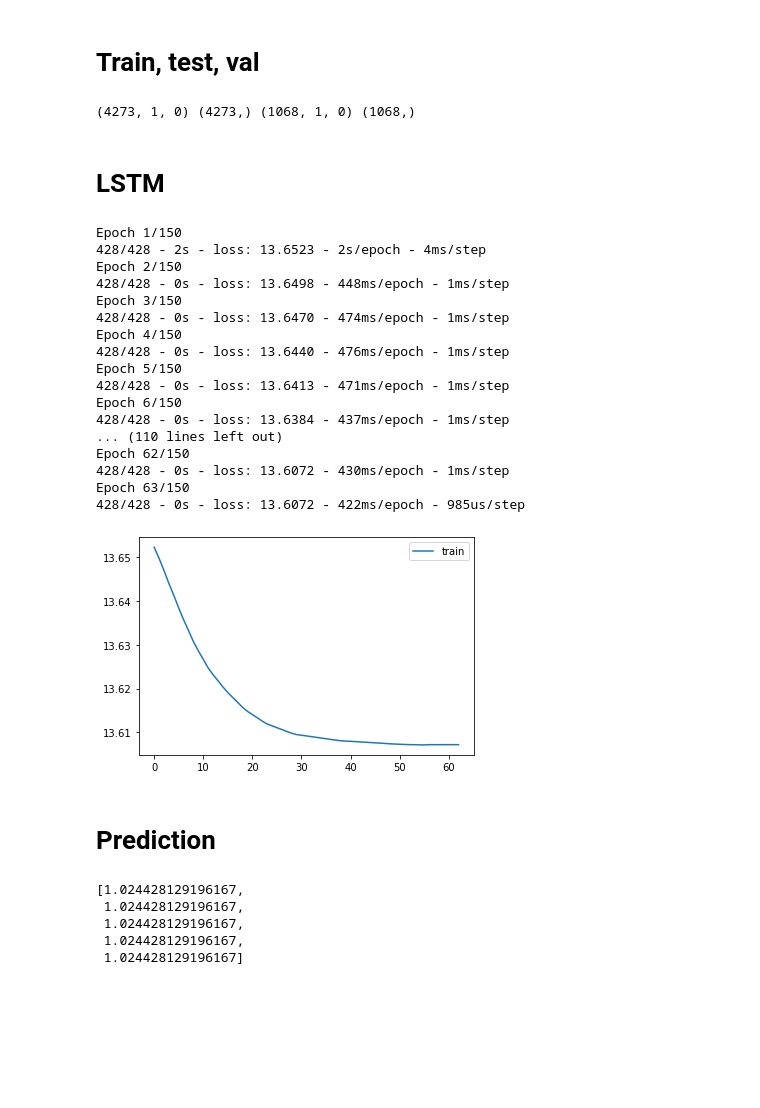
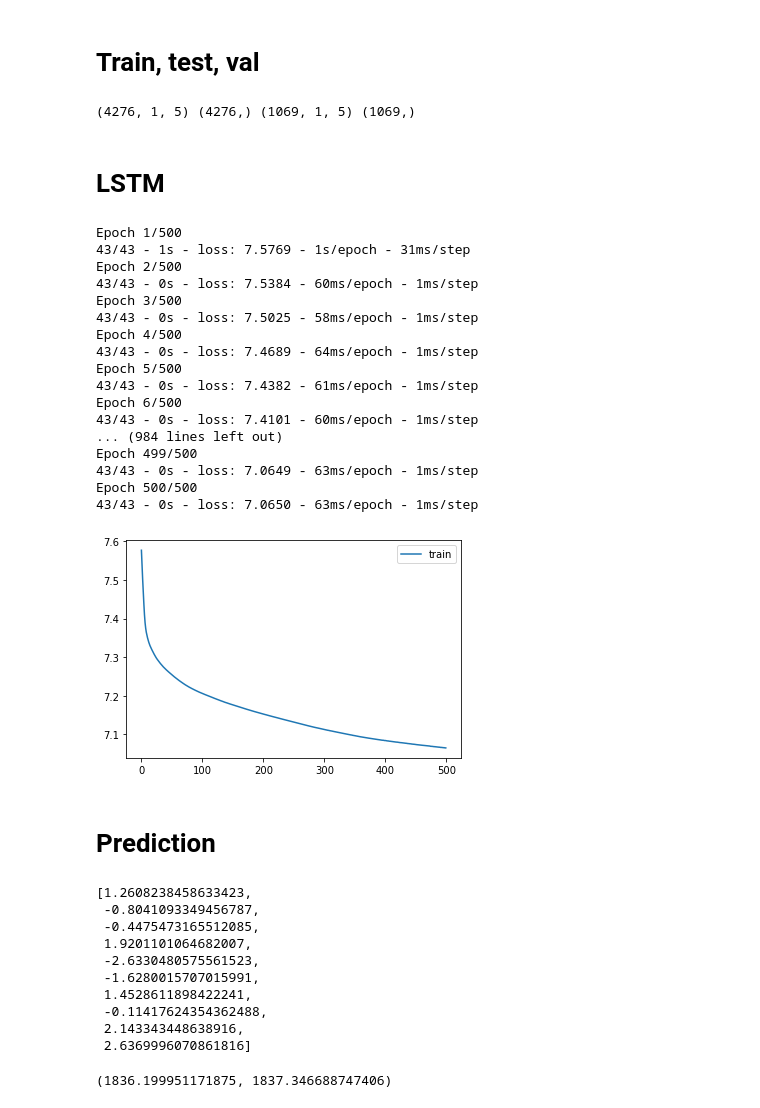
Before and after one commit to valerio591/LSTM-for-FTSF, a Jupyter notebook: LSTM.ipynb, the cells around one changed output. Cells and saved outputs as stored; diff of their text form; code cells hidden in the pictures; blank space fills up the shorter version.

Commit message:
Model input error solved

```diff
--- a/LSTM.ipynb
+++ b/LSTM.ipynb
@@ -64,8 +64,8 @@ See the caveats in the documentation: https://pandas.pydata.org/pandas-docs/stab
 # price = yahoo_df['Differenced']
 # price.plot()
 # %%
-yahoo_df = yahoo_df.iloc[days_ahead:,:]
-yahoo_df = yahoo_df.drop(columns = ['Volume', 'vwap'])
+#yahoo_df = yahoo_df.iloc[days_ahead:,:]
+yahoo_df = yahoo_df.drop(columns = ['Volume', 'vwap']) #'KAMA','OBV','T3'])
 close = yahoo_df['Close']
-yahoo_df = yahoo_df.iloc[:,6:]
-yahoo_df.head()
+yahoo_df = yahoo_df.iloc[:,6:-1].shift(-1)
+yahoo_df = yahoo_df.iloc[:-1,:]
@@ -79,2 +71,0 @@ yahoo_df.head()
-# %%
-yahoo_df = yahoo_df.iloc[:,6:]
@@ -113,7 +126,7 @@ train_X = train_X.reshape((train_X.shape[0], 1, train_X.shape[1]))
 test_X = test_X.reshape((test_X.shape[0], 1, test_X.shape[1]))
 print(train_X.shape, train_y.shape, test_X.shape, test_y.shape)
 # %% [output]
-(4273, 1, 0) (4273,) (1068, 1, 0) (1068,)
+(4276, 1, 5) (4276,) (1069, 1, 5) (1069,)
 # %% [markdown]
 # LSTM
 # %%
@@ -132,45 +145,50 @@ adam = tf.optimizers.Adam(learning_rate = 0.0001)
 # %%
 # design network
 model = Sequential()
-model.add(LSTM(50, input_shape=(train_X.shape[1], train_X.shape[2])))
+model.add(LSTM(75, input_shape=(train_X.shape[1], train_X.shape[2])))
 model.add(Dense(1))
 model.compile(loss='mae', optimizer=adam)
 # fit network
-history = model.fit(train_X, train_y, epochs=150, batch_size=10, verbose=2, shuffle=False,  callbacks = [esm])
+history = model.fit(train_X, train_y, epochs=500, batch_size=100, verbose=2, shuffle=False,  callbacks = [esm])
 # plot history
 plt.plot(history.history['loss'], label='train')
 #plt.plot(history.history['val_loss'], label='test')
 plt.legend()
 plt.show()
 # %% [output]
-Epoch 1/150
-428/428 - 2s - loss: 13.6523 - 2s/epoch - 4ms/step
-Epoch 2/150
-428/428 - 0s - loss: 13.6498 - 448ms/epoch - 1ms/step
-Epoch 3/150
-428/428 - 0s - loss: 13.6470 - 474ms/epoch - 1ms/step
-Epoch 4/150
-428/428 - 0s - loss: 13.6440 - 476ms/epoch - 1ms/step
-Epoch 5/150
-428/428 - 0s - loss: 13.6413 - 471ms/epoch - 1ms/step
-Epoch 6/150
-428/428 - 0s - loss: 13.6384 - 437ms/epoch - 1ms/step
-... (110 lines left out)
-Epoch 62/150
-428/428 - 0s - loss: 13.6072 - 430ms/epoch - 1ms/step
-Epoch 63/150
-428/428 - 0s - loss: 13.6072 - 422ms/epoch - 985us/step
+Epoch 1/500
+43/43 - 1s - loss: 7.5769 - 1s/epoch - 31ms/step
+Epoch 2/500
+43/43 - 0s - loss: 7.5384 - 60ms/epoch - 1ms/step
+Epoch 3/500
+43/43 - 0s - loss: 7.5025 - 58ms/epoch - 1ms/step
+Epoch 4/500
+43/43 - 0s - loss: 7.4689 - 64ms/epoch - 1ms/step
+Epoch 5/500
+43/43 - 0s - loss: 7.4382 - 61ms/epoch - 1ms/step
+Epoch 6/500
+43/43 - 0s - loss: 7.4101 - 60ms/epoch - 1ms/step
+... (984 lines left out)
+Epoch 499/500
+43/43 - 0s - loss: 7.0649 - 63ms/epoch - 1ms/step
+Epoch 500/500
+43/43 - 0s - loss: 7.0650 - 63ms/epoch - 1ms/step
-[figure, old version]
+[figure, new version]
 # %% [markdown]
 # Prediction
 # %%
 predict = model.predict(test_X)
 predict = [float(predict[i]) for i in range(len(predict))]
-predict[:5]
+predict[:10]
 # %% [output]
-[1.024428129196167,
- 1.024428129196167,
- 1.024428129196167,
- 1.024428129196167,
- 1.024428129196167]
+[1.2608238458633423,
+ -0.8041093349456787,
+ -0.4475473165512085,
+ 1.9201101064682007,
+ -2.6330480575561523,
+ -1.6280015707015991,
+ 1.4528611898422241,
+ -0.11417624354362488,
+ 2.143343448638916,
+ 2.6369996070861816]
 # %%
@@ -203,2 +223,6 @@ updown_pred = ud_pred(predict)
+# %%
+close_test[-2], pred[-1]
+# %% [output]
+(1836.199951171875, 1837.346688747406)
 # %%
 df = pd.DataFrame(updown_pred)
```
Also changed, not shown: parts of 12 cells of this notebook.
